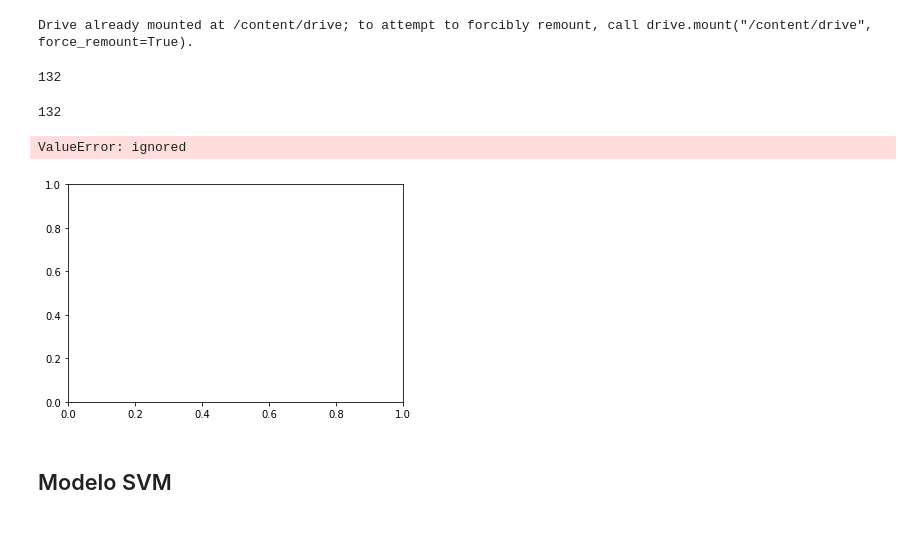
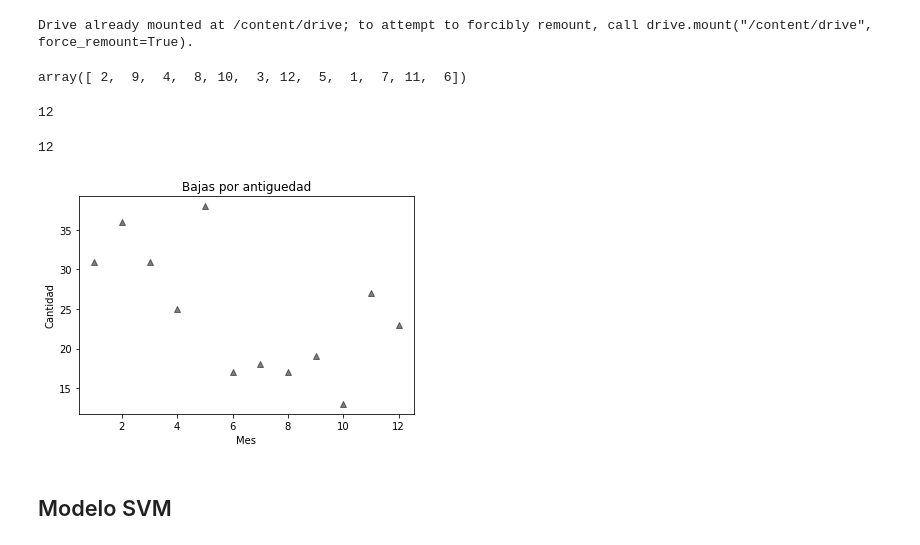
Before and after one commit to ClauCll/Curso_ML_A_Z, a Jupyter notebook: Regresión/Regresion_Bajas_Antiguedad_v4.ipynb, the cells around one changed output. Cells and saved outputs as stored; diff of their text form; code cells hidden in the pictures.

```diff
--- a/Regresión/Regresion_Bajas_Antiguedad_v4.ipynb
+++ b/Regresión/Regresion_Bajas_Antiguedad_v4.ipynb
@@ -66,42 +66,45 @@ c4  = np.array(c4 )[:,np.newaxis]
 c5  = np.array(c5 )[:,np.newaxis]
 c6  = np.array(c6 )[:,np.newaxis]
 c7  = np.array(c7 )[:,np.newaxis]
+# %%
+X[ c1[:,0]==1,1]
+# %% [output]
+array([ 2,  9,  4,  8, 10,  3, 12,  5,  1,  7, 11,  6])
 # %%
-len(c1)
+len(x_mes[ c1[:,0]==1,0])
 # %% [output]
-132
+12
-# %%
-len(Y)
-# %% [output]
-132
+# %%
+len(x_mes[ c1[:,0]==1,0])
+# %% [output]
+12
 # %%
 # Periodicidad
 # 1 -> 1TRIM - Color: Negro
 # 2 -> 2TRIM - Color: tomato
 # 3 -> 3TRIM - Color: fuchsia
 # 4 -> 4TRIM - Color: darkcyan
 # 5 -> 1-2 años - Color: Blue
 # 6 -> 3-4 años - Color: purple
 # 7 -> Mayor/igual 5 años - Color: Green
 
 color_={0:"Black",1:"tomato",2:"fuchsia",3:"darkcyan",4:"Blue",5:"purple",6:"Green"}
 fig, ax = plt.subplots()
 for ciclo in list(range (2019,2021)):
   if ciclo == 2019:
     ax.scatter(
-    x_mes[ c1[:,0]==1,0],
+    X[ c1[:,0]==1,1],
     Y[ c1[:,0]==1,0],
     c= color_[0],
     marker = "^",
     label = ciclo,
     alpha=0.5)
 plt.xlabel('Mes')
 plt.ylabel('Cantidad')
 plt.title('Bajas por antiguedad')
 plt.show()
 # %% [output]
-ValueError: ignored
-[figure, old version]
+[figure, new version]
 # %% [markdown]
 ## Modelo SVM
 # %%
```
